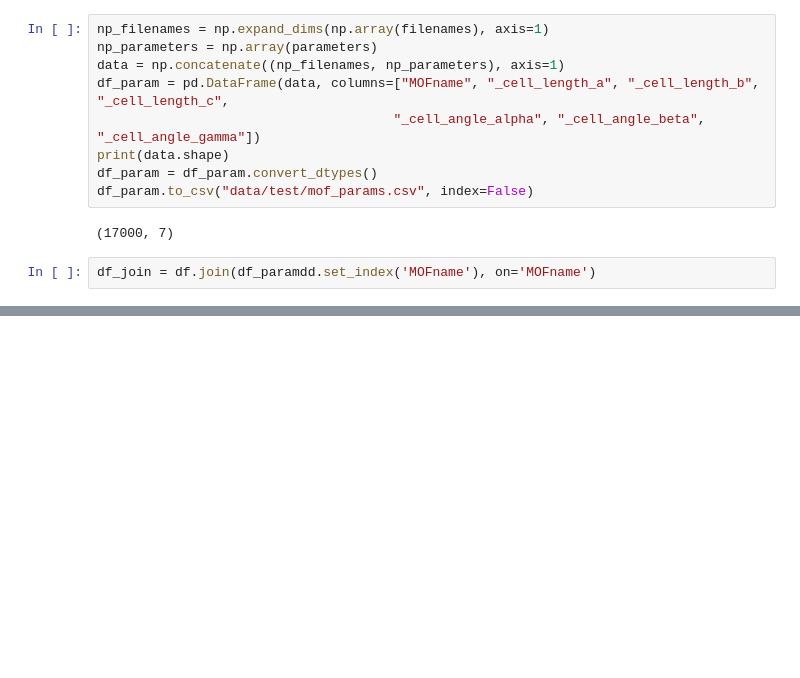
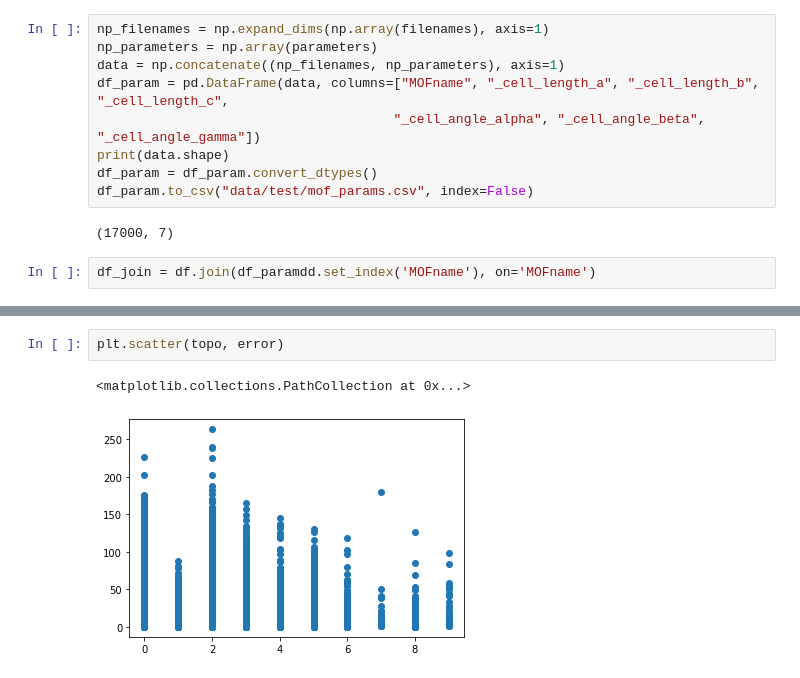
Before and after one commit to NewGamezzz/TMLCC, a Jupyter notebook: visualize.ipynb, the cells around one changed output, grey strips where cells are left out. Saved outputs shown, nothing was run; the diff lists cells and outputs as text; blank space fills up the shorter version.

```diff
--- a/visualize.ipynb
+++ b/visualize.ipynb
@@ -331,0 +367,5 @@ df_join = df.join(df_paramdd.set_index('MOFname'), on='MOFname')
+# %%
+plt.scatter(topo, error)
+# %% [output]
+<matplotlib.collections.PathCollection at 0x...>
+[figure, added]
```
Also changed, not shown: parts of 8 cells of this notebook, 28 other files.
